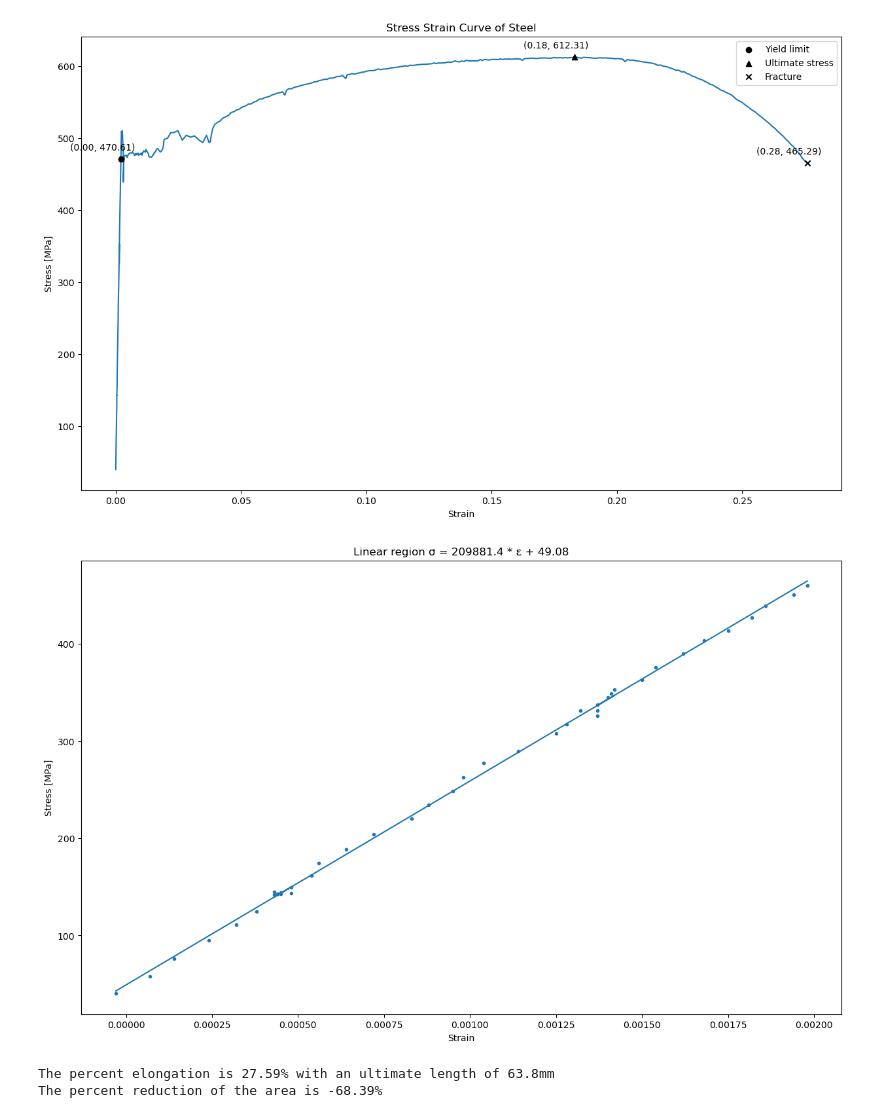
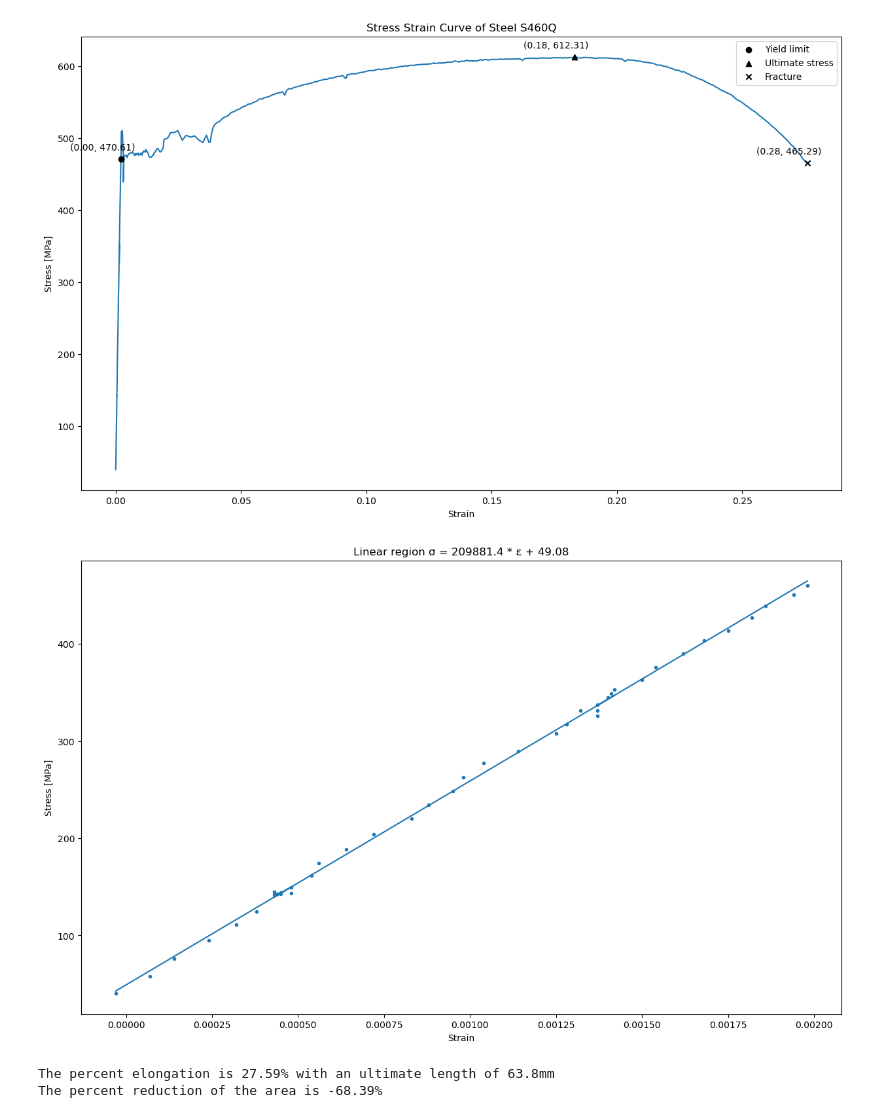
Before and after one commit to 2nio/stress-strain, a Jupyter notebook: graph.ipynb, the cells around one changed output. Saved outputs shown, nothing was run; the diff lists cells and outputs as text; code cells hidden in the pictures.

Commit message:
specimen type

```diff
--- a/graph.ipynb
+++ b/graph.ipynb
@@ -22,7 +22,7 @@ def calcStrain(deformations, length):
     return strains
 
 #Stress vs Strain
-def stressStrainCurve(area, length, force, deltaL):
+def stressStrainCurve(area, length, force, deltaL, specimen):
     df['Stress [MPa]'] = calcStress(df[force], area)
     df['Strain'] = calcStrain(df[deltaL], length)
     yieldLimit = 0
@@ -58,41 +58,41 @@ def stressStrainCurve(area, length, force, deltaL):
                 textcoords="offset points", xytext=(-20, 10), ha='center')
     plt.xlabel('Strain')
     plt.ylabel('Stress [MPa]')
-    plt.title('Stress Strain Curve of Steel')
+    plt.title(f'Stress Strain Curve of {specimen}')
     plt.legend()
     plt.show()
     return yieldLimit
 
 #Young's Modulus
-def youngsModulus(area, length, force, deltaL):
-    yieldLimit = stressStrainCurve(area, length, force, deltaL)
+def youngsModulus(area, length, force, deltaL, specimen):
+    yieldLimit = stressStrainCurve(area, length, force, deltaL, specimen)
     x = df['Strain'].head(yieldLimit)
     y = df['Stress [MPa]'].head(yieldLimit)
     slope, intercept, r, p, std_err = stats.linregress(x, y)
     def calcY(x):
         return slope * x + intercept
     model = list(map(calcY, x))
     plt.figure(figsize=(15,9))
     plt.scatter(x, y, marker='.')
     plt.plot(x, model)
     plt.xlabel('Strain')
     plt.ylabel('Stress [MPa]')
     plt.title('Linear region ' + 'σ = ' + str(round(slope, 2)) + ' * ε' + ' + ' + str(round(intercept, 2)))
     plt.show()
-youngsModulus(50.3, 50, 'Load [ N ]', 'Deformation [ mm ]')
+youngsModulus(50.3, 50, 'Load [ N ]', 'Deformation [ mm ]', 'Steel S460Q')
 
 #Percent elongation
 def calcElongation(deformations, initLength):
     ultLength = deformations.iloc[-1] + initLength
     return ((ultLength-initLength) * 100)/initLength, ultLength
 elongation, ultLength = calcElongation(df['Deformation [ mm ]'], 50)
 print(f'The percent elongation is {round(elongation,2)}% with an ultimate length of {round(ultLength, 2)}mm')
 
 def calcAreaReduction(ultArea, initArea):
     return ((ultArea-initArea)*100)/initArea
 print(f'The percent reduction of the area is {round(calcAreaReduction(15.9, 50.3),2)}%')
 # %% [output]
-[figure, old version]
+[figure, new version]
 [figure]
 The percent elongation is 27.59% with an ultimate length of 63.8mm
 The percent reduction of the area is -68.39%
```
Also changed, not shown: parts of 1 cell of this notebook.
